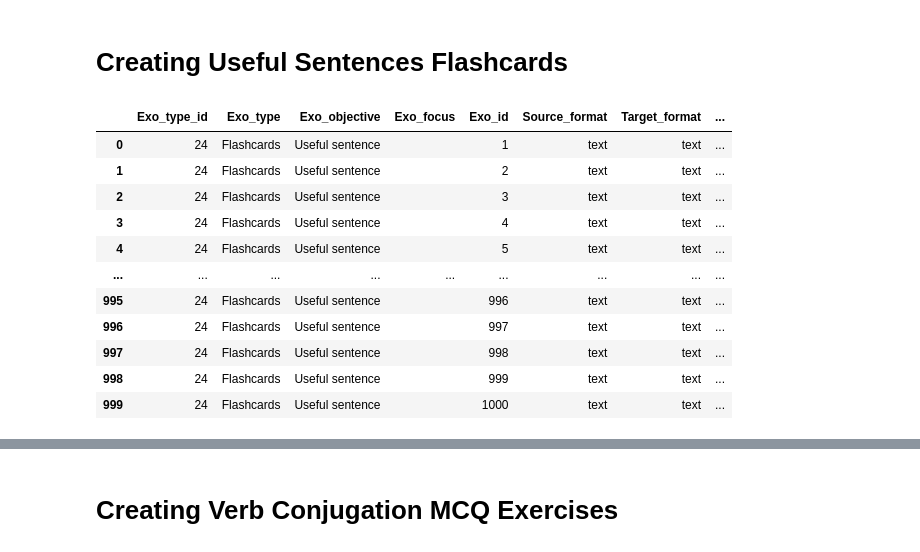
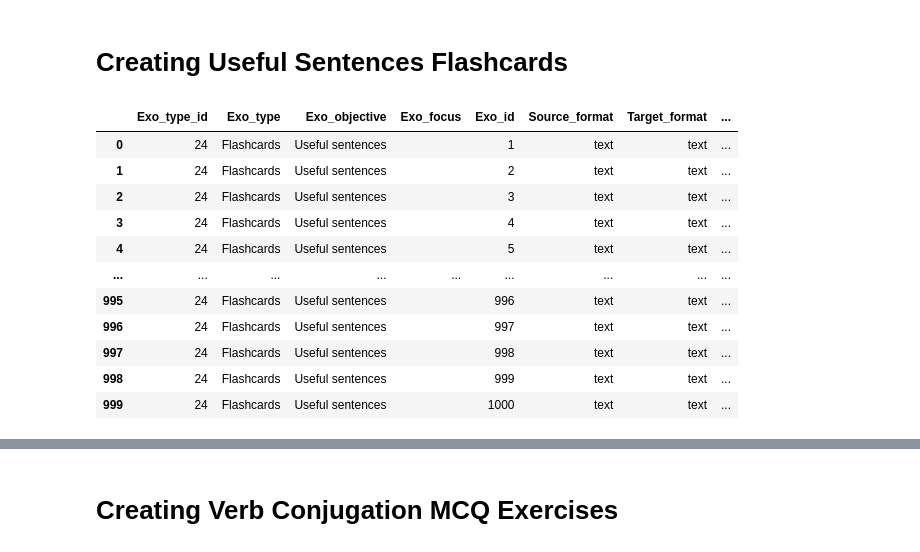
Before and after one commit to hugolpz/WeSpeaxExos, a Jupyter notebook: hi/Hindi_Exercises.ipynb, the cells around one changed output, grey strips where cells are left out. Drawn from its saved outputs; the diff is of its cells as text; code cells hidden in the pictures.

Commit message:
changed full_sent to hindi and seperated options

```diff
--- a/hi/Hindi_Exercises.ipynb
+++ b/hi/Hindi_Exercises.ipynb
@@ -12,21 +12,21 @@ import stanza
 # Import all sheets from the 7000 Sentences dataset
 # %%
 df_7000_sents_1 = pd.read_excel(
-    "../7000 Sentences Corpus With IDs.xlsx",
+    "../data/corpus/7000 Sentences Corpus With IDs.xlsx",
     sheet_name="3000",
     usecols=["ID", "French", "Hindi"],
     na_values=['NA'],
 )
 
 df_7000_sents_2 = pd.read_excel(
-    "../7000 Sentences Corpus With IDs.xlsx",
+    "../data/corpus/7000 Sentences Corpus With IDs.xlsx",
     sheet_name="6000",
     usecols=["ID", "French", "Hindi"],
     na_values=['NA'],
 )
 
 df_7000_sents_3 = pd.read_excel(
-    "../7000 Sentences Corpus With IDs.xlsx",
+    "../data/corpus/7000 Sentences Corpus With IDs.xlsx",
     sheet_name="1000",
     usecols=["ID", "French", "Hindi"],
     na_values=['NA'],
@@ -60,6 +54,5 @@ Downloading https://raw.githubusercontent.com/stanfordnlp/stanza-resources/main/
 
 ## Which is assigned to the variable 'nlp_hi' and 'nlp_fr' using the Pipeline() class
 # %%
-nlp_hi_stanza = stanza.Pipeline(lang='hi', dir='../stanza_models')
-# nlp_fr_stanza = stanza.Pipeline(lang='fr', dir='../stanza_models')
+nlp_hi_stanza = stanza.Pipeline(lang='hi')
 # %% [output]
@@ -202,12 +221,17 @@ def letter_changer(word, list_of_distractors):
     return list_of_distractors
 
 # Create 3 spelling distractors for a given word
-def spelling_distractors(word, list_of_distractors = []):
+def spelling_distractors(word, list_of_distractors=None):
+
+    if list_of_distractors is None:
+        list_of_distractors = []
+
     list_of_distractors = vowel_changer(word, list_of_distractors)
     if len(list_of_distractors) < 3:
         list_of_distractors = consonent_changer(word, list_of_distractors)
-        if len(list_of_distractors) < 3:
-            list_of_distractors = letter_changer(word, list_of_distractors)
+
+    if len(list_of_distractors) < 3:
+        list_of_distractors = letter_changer(word, list_of_distractors)
 
     if len(list_of_distractors) >= 3:
         list_of_distractors = list_of_distractors[:3]
@@ -412,73 +368,51 @@ df_spelling_mcq
 # %%
 def sentence_flashcards(df_source):
     data = []
-    id = 0
+    exo_id = 0
     for i in range(len(df_source)):
         if df_source["Hindi"][i] != "NaN":
-            id += 1
+            exo_id += 1
             data.append([
                 "24",
                 "Flashcards",
-                "Useful sentence",
+                "Useful sentences",
                 "",
-                str(id),
+                str(exo_id),
                 "text",
                 "text",
                 df_source["ID"][i],
                 "",
                 "French",
                 "Hindi",
-                str(df_source["French"][i]),
-                "",
-                str(df_source["French"][i]),
                 str(df_source["Hindi"][i]),
                 "",
                 "",
+                str(df_source["French"][i]),
                 "",
-                ""
+                "",
+                "",
+                "",
+                "",
+                "",
             ])
     return data
-
-
-# add exercise to dataset
-cols = [
-    "Exo_type_id",
-    "Exo_type",
-    "Exo_objective",
-    "Exo_focus",
-    "Exo_id",
-    "Source_format",
-    "Target_format",
-    "Source_sentence_id",
-    "Source_word_id",
-    "Source_lang",
-    "Target_lang",
-    "Full_sentence",
-    "Instruction",
-    "Sentence_w_blank",
-    "Right_answer",
-    "Options",
-    "Explanation",
-    "Difficulty",
-    "Remediation"
-]
 
 data_s_fc_3 = sentence_flashcards(df_7000_sents_3)
 df_s_fc_3 = pd.DataFrame(data_s_fc_3, columns=cols)
 
 frames_s_fc = [df_s_fc_3]
 df_s_fc = pd.concat(frames_s_fc)
 df_s_fc
 # %% [output]
 |  | Exo_type_id | Exo_type | Exo_objective | Exo_focus | Exo_id | Source_format | Target_format | ... |
-| 0 | 24 | Flashcards | Useful sentence |  | 1 | text | text | ... |
-| 1 | 24 | Flashcards | Useful sentence |  | 2 | text | text | ... |
-| 2 | 24 | Flashcards | Useful sentence |  | 3 | text | text | ... |
-| 3 | 24 | Flashcards | Useful sentence |  | 4 | text | text | ... |
-| 4 | 24 | Flashcards | Useful sentence |  | 5 | text | text | ... |
+| 0 | 24 | Flashcards | Useful sentences |  | 1 | text | text | ... |
+| 1 | 24 | Flashcards | Useful sentences |  | 2 | text | text | ... |
+| 2 | 24 | Flashcards | Useful sentences |  | 3 | text | text | ... |
+| 3 | 24 | Flashcards | Useful sentences |  | 4 | text | text | ... |
+| 4 | 24 | Flashcards | Useful sentences |  | 5 | text | text | ... |
 | ... | ... | ... | ... | ... | ... | ... | ... | ... |
-| 995 | 24 | Flashcards | Useful sentence |  | 996 | text | text | ... |
-| 996 | 24 | Flashcards | Useful sentence |  | 997 | text | text | ... |
-| 997 | 24 | Flashcards | Useful sentence |  | 998 | text | text | ... |
-| 998 | 24 | Flashcards | Useful sentence |  | 999 | text | text | ... |
-| 999 | 24 | Flashcards | Useful sentence |  | 1000 | text | text | ... |
+| 995 | 24 | Flashcards | Useful sentences |  | 996 | text | text | ... |
+| 996 | 24 | Flashcards | Useful sentences |  | 997 | text | text | ... |
+| 997 | 24 | Flashcards | Useful sentences |  | 998 | text | text | ... |
+| 998 | 24 | Flashcards | Useful sentences |  | 999 | text | text | ... |
+| 999 | 24 | Flashcards | Useful sentences |  | 1000 | text | text | ... |
```
Also changed, not shown: parts of 11 cells of this notebook, 1 other file.
